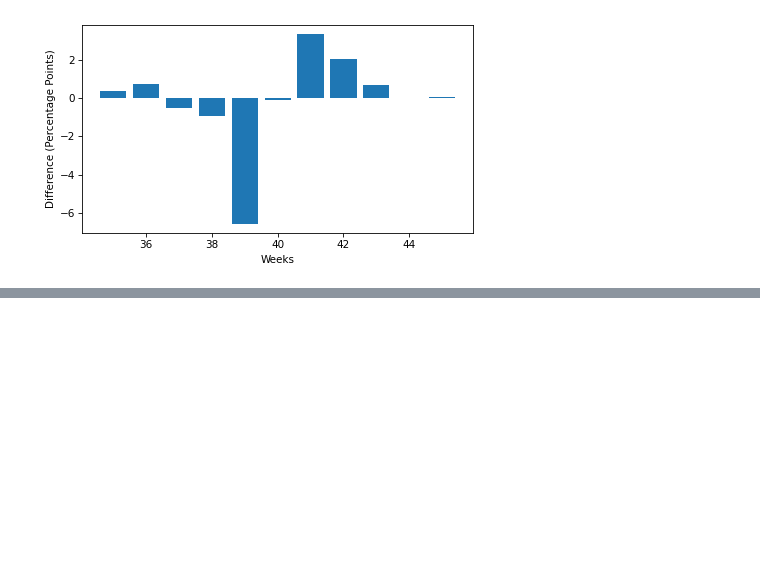
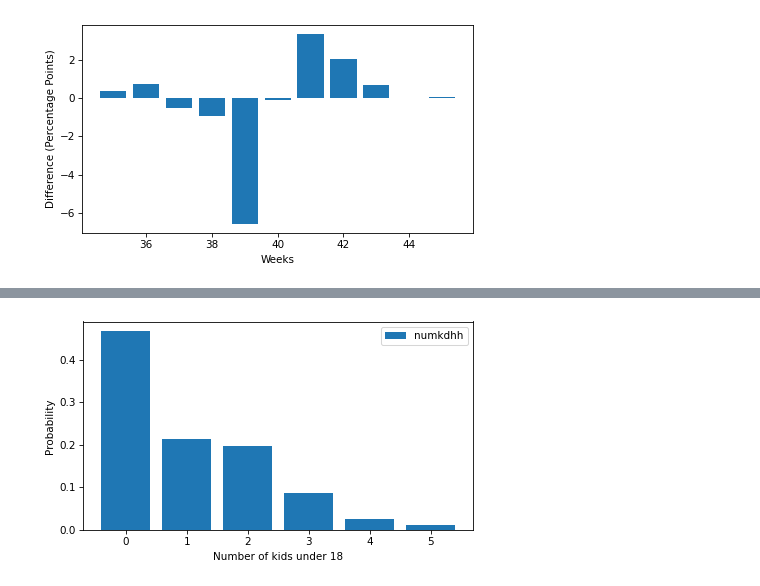
Before and after one commit to Seharish-Fatima/Probability-Mass-Functions, a Jupyter notebook: Prabability Mass Functions.ipynb, the cells around one changed output, grey strips where cells are left out. Cells and saved outputs as stored; diff of their text form; code cells hidden in the pictures; blank space fills up the shorter version.

```diff
--- a/Prabability Mass Functions.ipynb
+++ b/Prabability Mass Functions.ipynb
@@ -239,0 +292,3 @@ decorate(xlabel = "Weeks", ylabel = "Difference (Percentage Points)")
+# %%
+df['numbabes'] = df['numbabes'].replace([97], np.nan)
+pmf = Pmf.from_seq(df['numbabes'].dropna(), name="numbabes")
@@ -239,0 +305,6 @@ decorate(xlabel = "Weeks", ylabel = "Difference (Percentage Points)")
+# %%
+pmf = Pmf.from_seq(df['numkdhh'].dropna(), name="numkdhh")
+pmf.bar()
+decorate(xlabel="Number of kids under 18", ylabel="Probability")
+# %% [output]
+[figure, added]
```
Also changed, not shown: parts of 13 cells of this notebook.
